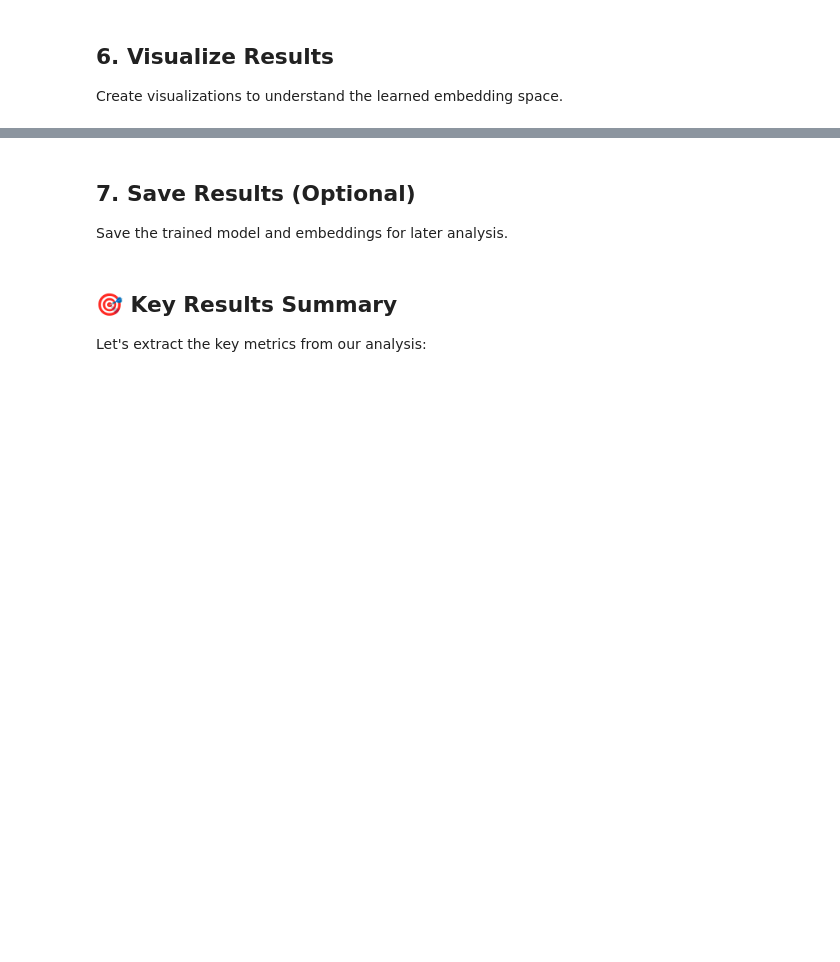
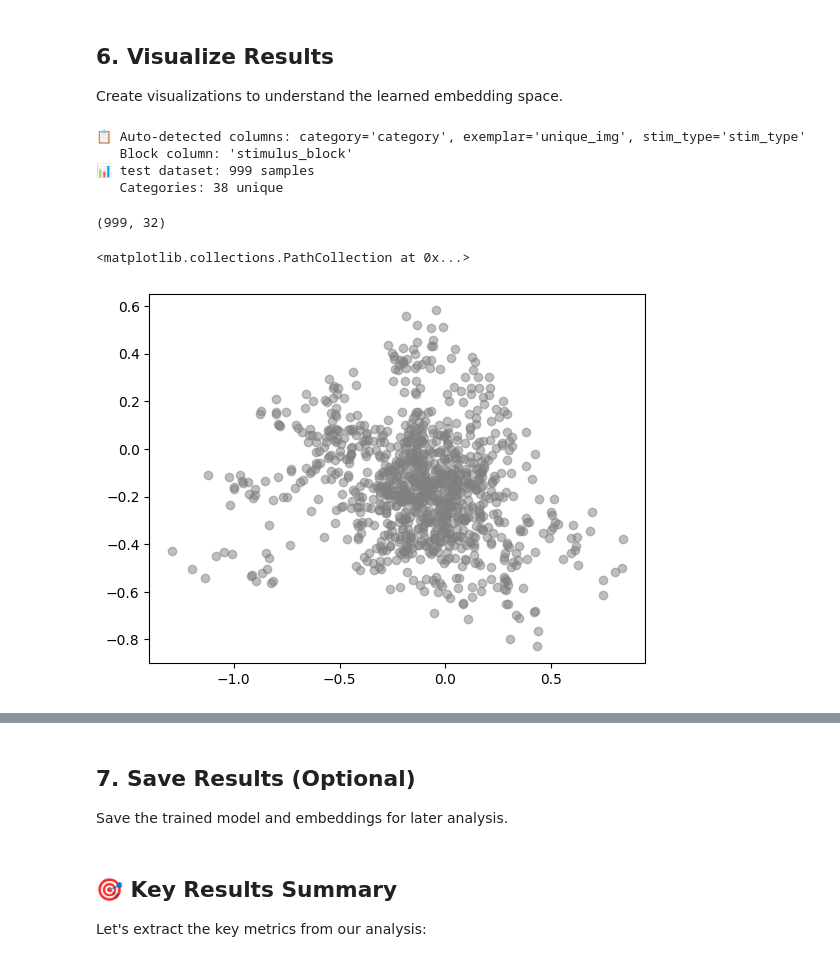
Before and after one commit to jiaxx/neural_repr, a Jupyter notebook: examples/basic_usage.ipynb, the cells around one changed output, grey strips where cells are left out. Cells and saved outputs as stored; diff of their text form; code cells hidden in the pictures; blank space fills up the shorter version.

```diff
--- a/examples/basic_usage.ipynb
+++ b/examples/basic_usage.ipynb
@@ -410,3 +452,37 @@ evaluator.print_summary_report(results)
 ## 6. Visualize Results
 
 Create visualizations to understand the learned embedding space.
+# %%
+# project all data to embedding space:
+from neural_repr_package import NeuralDataset, DataLoader, smart_convert
+metadata_list, image_to_category_all, category_mappings_all = smart_convert(stim_table)
+
+full_dataset = NeuralDataset(
+        neural_data,
+        metadata_list,
+        learner.config,
+        mode='test'  # Use test mode to avoid augmentation
+    )
+
+full_loader = DataLoader(
+        full_dataset,
+        batch_size=learner.config.batch_size,
+        shuffle=False,  # Keep original order
+        drop_last=False  # Include all samples
+    )
+
+embeddings_all, categories_all, metadata_all = learner.extract_embeddings(full_loader)
+# %% [output]
+📋 Auto-detected columns: category='category', exemplar='unique_img', stim_type='stim_type'
+   Block column: 'stimulus_block'
+📊 test dataset: 999 samples
+   Categories: 38 unique
+# %%
+embeddings_all.shape
+# %% [output]
+(999, 32)
+# %%
+plt.scatter(embeddings_all[:, 0], embeddings_all[:, 1], alpha=0.5, c = 'gray')
+# %% [output]
+<matplotlib.collections.PathCollection at 0x...>
+[figure, added]
```
Also changed, not shown: parts of 10 cells of this notebook, 2 other files.
